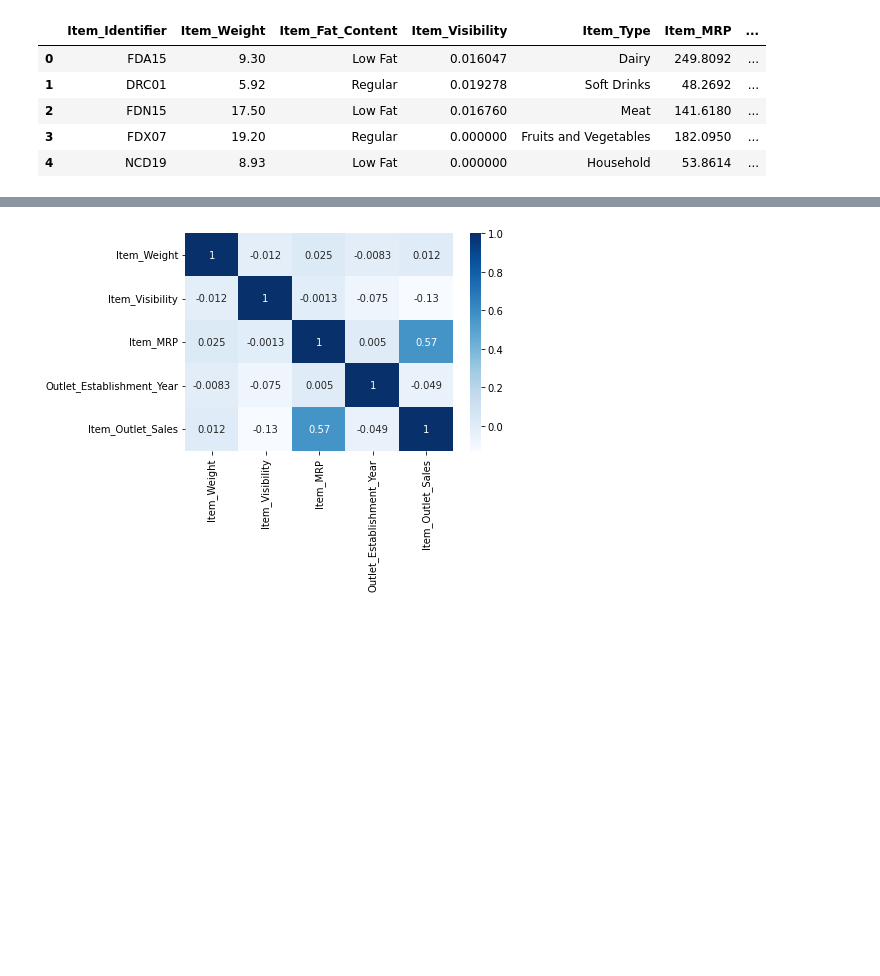
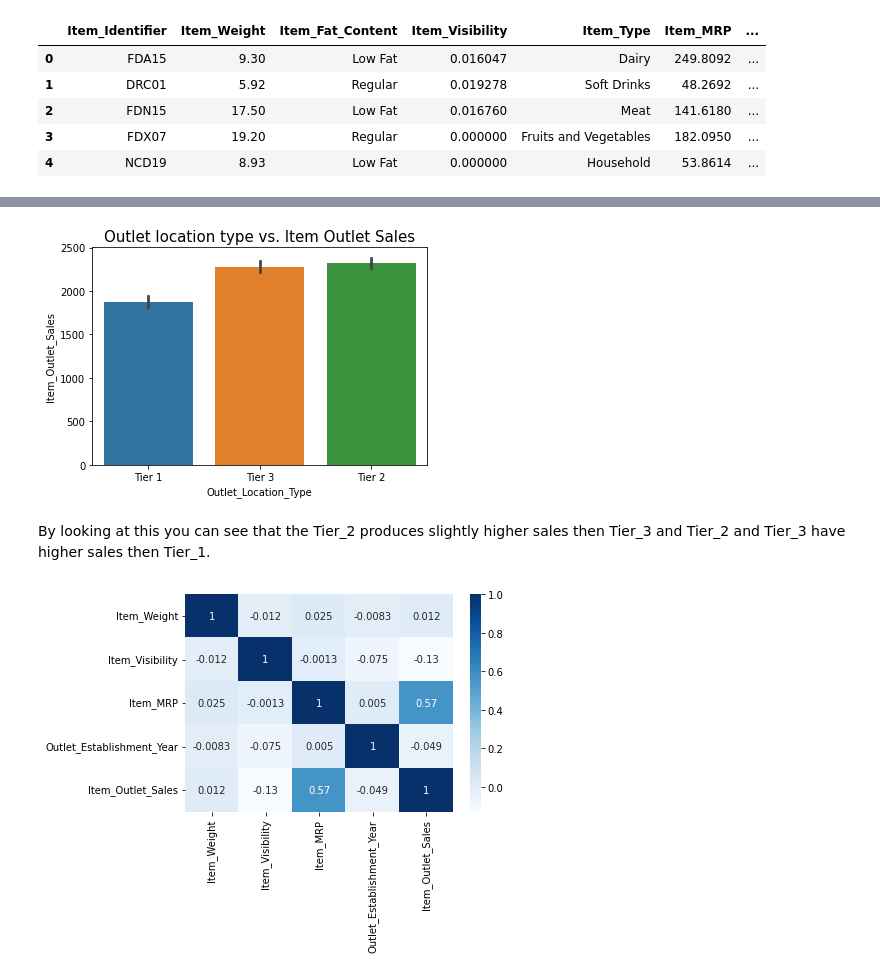
Before and after one commit to slagana8/food_sales_predicitions-, a Jupyter notebook: Project_1_Sales_Predictions.ipynb, the cells around one changed output, grey strips where cells are left out. Saved outputs shown, nothing was run; the diff lists cells and outputs as text; code cells hidden in the pictures; blank space fills up the shorter version.

```diff
--- a/Project_1_Sales_Predictions.ipynb
+++ b/Project_1_Sales_Predictions.ipynb
@@ -352,3 +353,10 @@ By looking at this you can see thay their min , meadian, and majority of their s
+# %%
+x = sns.barplot(data = df_sp, x = "Outlet_Location_Type", y = "Item_Outlet_Sales")
+x.set_title("Outlet location type vs. Item Outlet Sales", fontsize = 15);
+# %% [output]
+[figure, added]
+# %% [markdown]
+By looking at this you can see that the Tier_2 produces slightly higher sales then Tier_3 and Tier_2 and Tier_3 have higher sales then Tier_1.
 # %%
 # Create a Heatmap
 corr = df_sp.corr()
```
Also changed, not shown: parts of 8 cells of this notebook.
